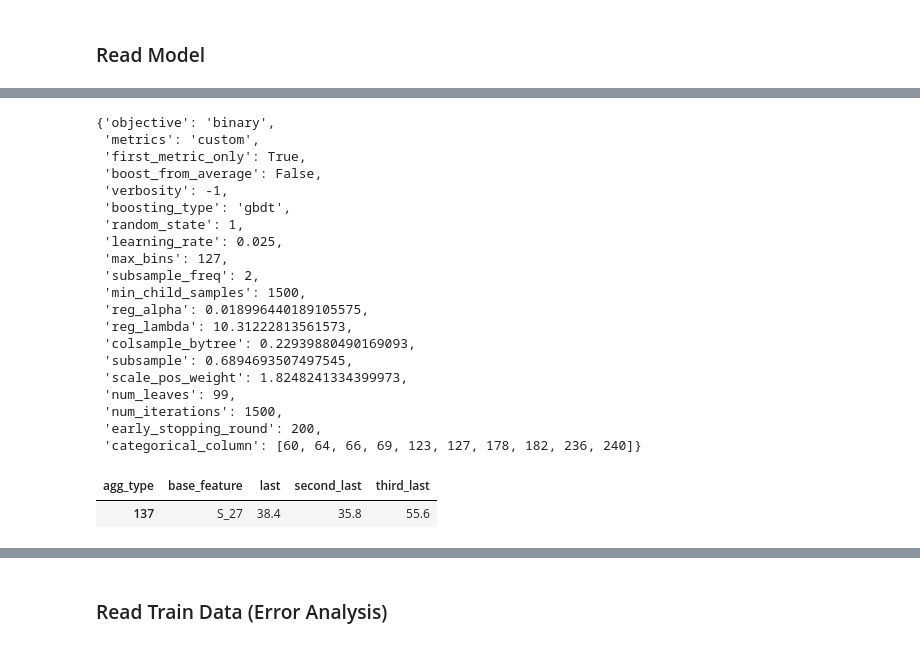
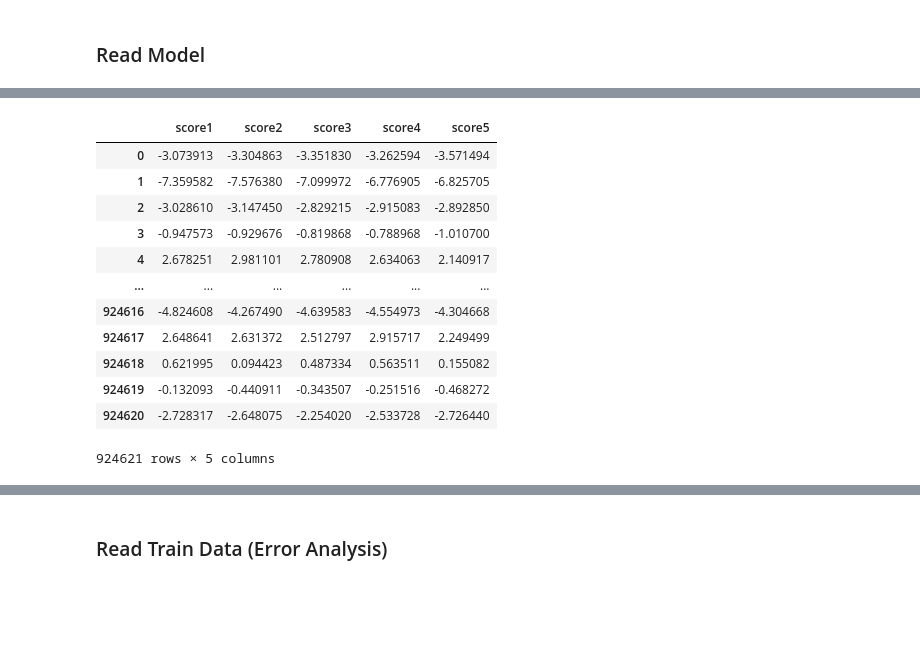
Before and after one commit to waikey-lee/kaggle-amex, a Jupyter notebook: notebooks/5a.lgbm_evaluation.ipynb, the cells around one changed output, grey strips where cells are left out. Cells and saved outputs as stored; diff of their text form; code cells hidden in the pictures; blank space fills up the shorter version.

```diff
--- a/notebooks/5a.lgbm_evaluation.ipynb
+++ b/notebooks/5a.lgbm_evaluation.ipynb
@@ -54,8 +58,7 @@ RAW_TEST_PICKLE_PATH = os.path.join(RAW_DATA_PATH, "test_pickle")
 ### Read Model
 # %%
 %%time
-lgbm_gbdt = LGBM(
-    exp_full_path="../experiments/lgbm_gbdt_clean_agg_exp"
+lgbm_gbdt = TreeExperiment(
+    exp_full_path="../experiments/lgbm_gbdt_exp2"
 )
-gbdt_master_feature_set = lgbm_gbdt.master_feature_set
 # %% [output]
@@ -72,0 +86,3 @@ Wall time: 124 ms
+# %%
+%%time
+test_agg = read_file(f"{PROCESSED_DATA_PATH}/test_agg_finer.pkl")
@@ -73,33 +93,29 @@ Wall time: 124 ms
+# %%
+test_agg["dummy"] = np.random.rand(test_agg.shape[0])
+# %%
+test_agg_ = lgbm_gbdt.inference_full(test_agg)
+# %%
+test_agg_
+# %% [output]
+|  | score1 | score2 | score3 | score4 | score5 |
+| 0 | -3.073913 | -3.304863 | -3.351830 | -3.262594 | -3.571494 |
+| 1 | -7.359582 | -7.576380 | -7.099972 | -6.776905 | -6.825705 |
+| 2 | -3.028610 | -3.147450 | -2.829215 | -2.915083 | -2.892850 |
+| 3 | -0.947573 | -0.929676 | -0.819868 | -0.788968 | -1.010700 |
+| 4 | 2.678251 | 2.981101 | 2.780908 | 2.634063 | 2.140917 |
+| ... | ... | ... | ... | ... | ... |
+| 924616 | -4.824608 | -4.267490 | -4.639583 | -4.554973 | -4.304668 |
+| 924617 | 2.648641 | 2.631372 | 2.512797 | 2.915717 | 2.249499 |
+| 924618 | 0.621995 | 0.094423 | 0.487334 | 0.563511 | 0.155082 |
+| 924619 | -0.132093 | -0.440911 | -0.343507 | -0.251516 | -0.468272 |
+| 924620 | -2.728317 | -2.648075 | -2.254020 | -2.533728 | -2.726440 |
+924621 rows × 5 columns
 # %%
-lgbm_gbdt2.models[0].params
+lgbm_gbdt2.models[2].params
-# %% [output]
-{'objective': 'binary',
- 'metrics': 'custom',
- 'first_metric_only': True,
- 'boost_from_average': False,
- 'verbosity': -1,
- 'boosting_type': 'gbdt',
- 'random_state': 1,
- 'learning_rate': 0.025,
- 'max_bins': 127,
- 'subsample_freq': 2,
- 'min_child_samples': 1500,
- 'reg_alpha': 0.018996440189105575,
- 'reg_lambda': 10.31222813561573,
- 'colsample_bytree': 0.22939880490169093,
- 'subsample': 0.6894693507497545,
- 'scale_pos_weight': 1.8248241334399973,
- 'num_leaves': 99,
- 'num_iterations': 1500,
- 'early_stopping_round': 200,
- 'categorical_column': [60, 64, 66, 69, 123, 127, 178, 182, 236, 240]}
 # %%
 fi = lgbm_gbdt.feature_imp_summary
 fi2 = lgbm_gbdt2.feature_imp_summary
 # %%
 fi.loc[(fi["last"] - fi["third_last"]) < -15, ["base_feature", "last", "second_last", "third_last"]]
-# %% [output]
-| agg_type | base_feature | last | second_last | third_last |
-| 137 | S_27 | 38.4 | 35.8 | 55.6 |
 # %%
 fi2.loc[(fi2["last"] - fi2["first"]) < -5, ["base_feature", "last", "second_last", "third_last", "first"]]
```
Also changed, not shown: parts of 29 cells of this notebook, 1 other file.
